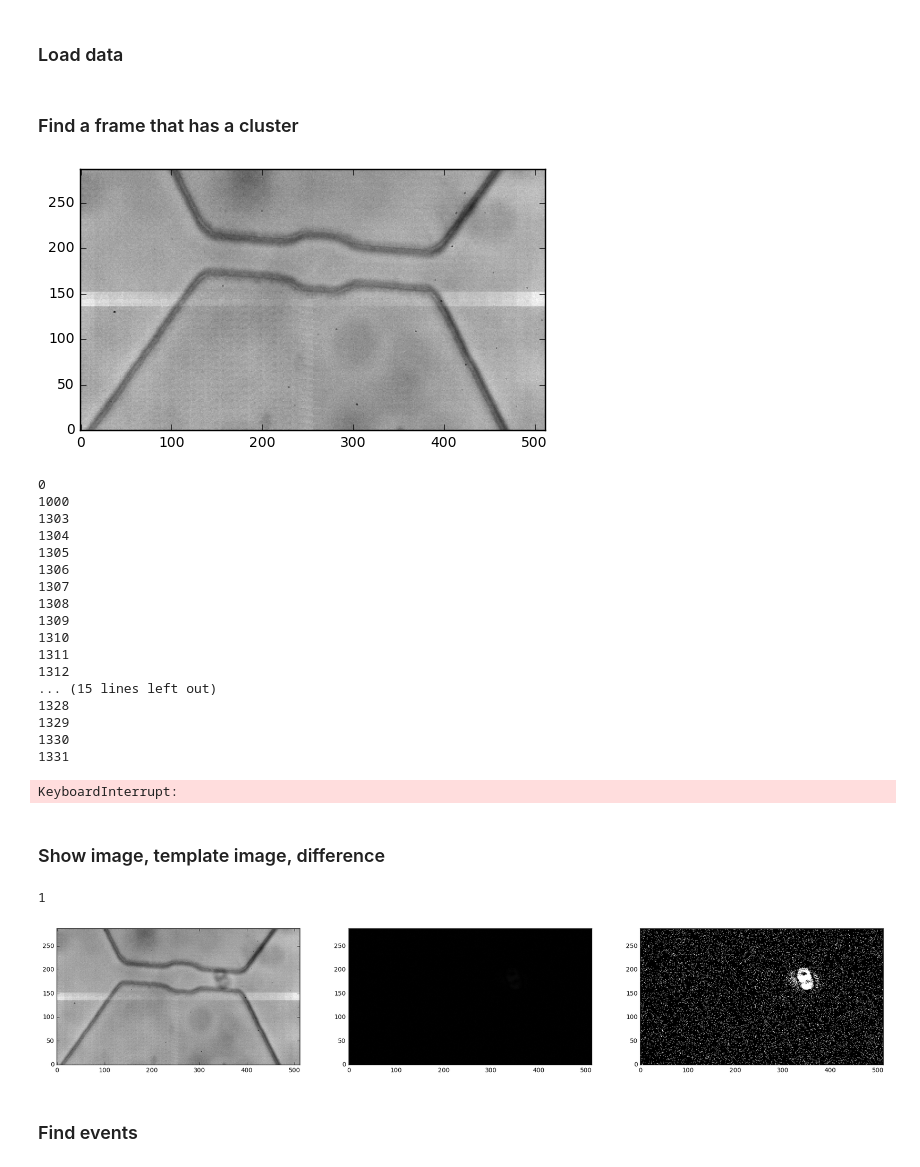
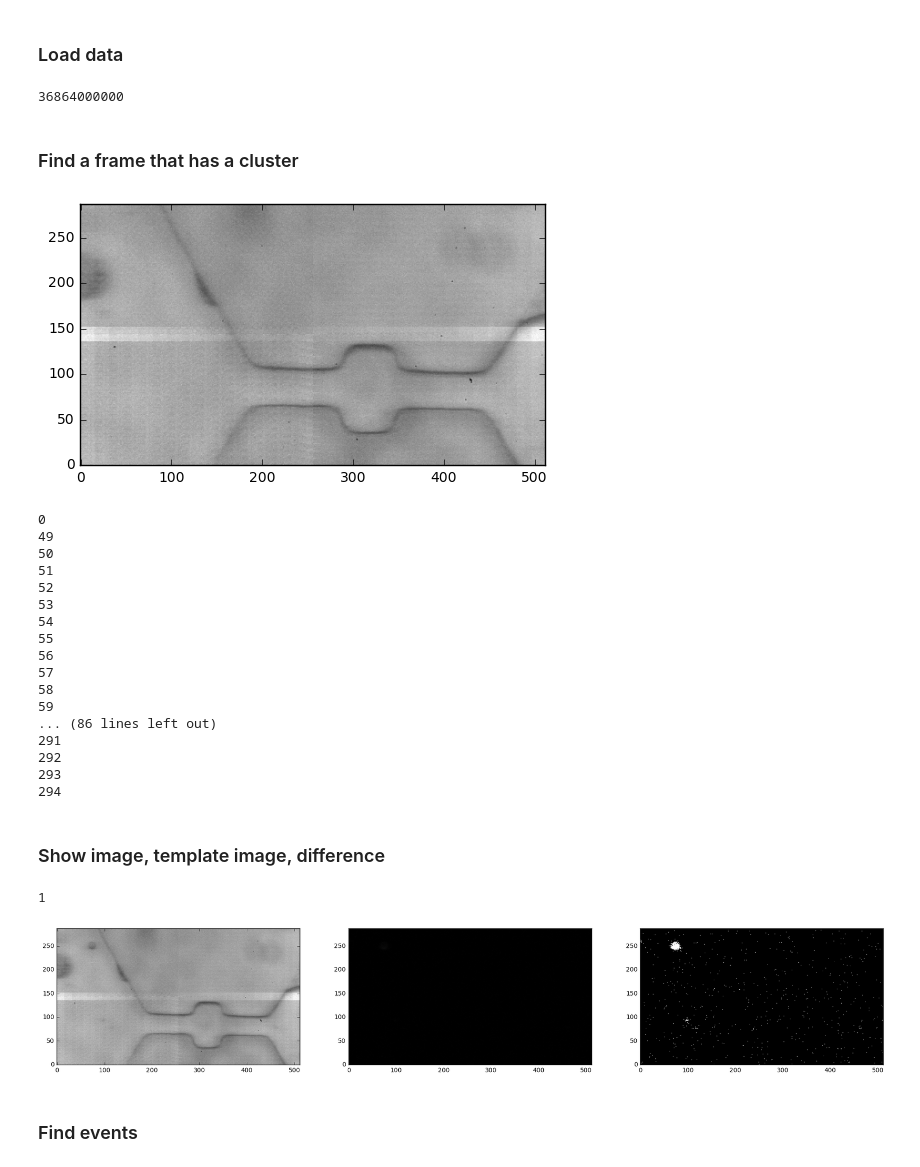
Before and after one commit to tphinkle/pore_stats, a Jupyter notebook: notebooks/oi_event_detection.ipynb, the cells around one changed output. Saved outputs shown, nothing was run; the diff lists cells and outputs as text; code cells hidden in the pictures.

```diff
--- a/notebooks/oi_event_detection.ipynb
+++ b/notebooks/oi_event_detection.ipynb
@@ -22,10 +22,10 @@ import oi_file
 # %%
 # Define file path
 data_base_path = '/home/prestonh/Desktop/Research/cancer_cells/data'
-date = '/3-3-2017'
-particle_type = '/HCT-116'
-channel_type = '/17p5_30_17p5'
-file_index = '5'
+date = '/6-28-2017'
+particle_type = '/PDMS_oil_0'
+channel_type = '/20-50-20_0'
+file_index = '2'
 file_path = data_base_path + date + particle_type + channel_type + '/oi/bin/test_camera_' + file_index
 
 # Set output file path
@@ -33,6 +33,10 @@ output_file_path = file_path + '_events.json'
 
 # Open video
 oi_vid = oi_file.Raw(file_path, 512, 288, 50000, 5)
+# %%
+250000*512*288
+# %% [output]
+36864000000
 # %% [markdown]
 ### Find a frame that has a cluster
 # %%
@@ -41,7 +45,7 @@ template_frame = oi_vid.get_frame(template_index)
 plt.imshow(template_frame, cmap = 'gray', origin = 'lower')
 plt.show()
 # %% [output]
-[figure, old version]
+[figure, new version]
 # %%
 threshold_difference = 0.02
 
@@ -54,37 +58,36 @@ for i in range(0, oi_vid._total_frames):
     if(len(clusters)) > 0:
         print i
         num_found+=1
-        if num_found > 5:
-            #break
+        if num_found > 100:
+            break
             pass
 # %% [output]
 0
-1000
-1303
-1304
-1305
-1306
-1307
-1308
-1309
-1310
-1311
-1312
-... (15 lines left out)
-1328
-1329
-1330
-1331
+49
+50
+51
+52
+53
+54
+55
+56
+57
+58
+59
+... (86 lines left out)
+291
+292
+293
+294
-KeyboardInterrupt:
 # %% [markdown]
 ### Show image, template image, difference
 # %%
-index = 1320
+index = 150
 
 template_frame = oi_vid.get_frame(template_index)
 frame = oi_vid.get_frame(index)
 
-threshold_difference = .01#.035
+threshold_difference = .015#.035
 alpha = 1#2
 
 
@@ -95,34 +98,34 @@ beta = 'avg'    # -(np.mean(frame)-.5)
 
 
 cluster_threshold = 200
 
 
 neg_frame = abs(frame - template_frame)
 clusters = oi.find_clusters_percentage_based(frame, template_frame, threshold_difference = threshold_difference,\
                                              cluster_threshold = cluster_threshold)
 temp_neg_frame = np.copy(neg_frame)
 temp_neg_frame[temp_neg_frame > threshold_difference] = 1
 temp_neg_frame[temp_neg_frame <= threshold_difference] = 0
 
 print len(clusters)
 fig, axes = plt.subplots(1,3,figsize=(24,8))
 
 # Raw image
 plt.sca(axes[0])
 plt.imshow(frame, cmap = 'gray', origin = 'lower')
 
 # Negative
 plt.sca(axes[1])
 plt.imshow(neg_frame, cmap = 'gray', vmin = 0, vmax = 1, origin = 'lower')
 
 # Thresholded negative
 plt.sca(axes[2])
 plt.imshow(temp_neg_frame, vmin = 0, vmax = 1, cmap = 'gray', origin = 'lower')
 
 plt.show()
 # %% [output]
 1
-[figure, old version]
+[figure, new version]
 # %% [markdown]
 ### Find events
 # %%
```
Also changed, not shown: parts of 3 cells of this notebook, 2 other files.
